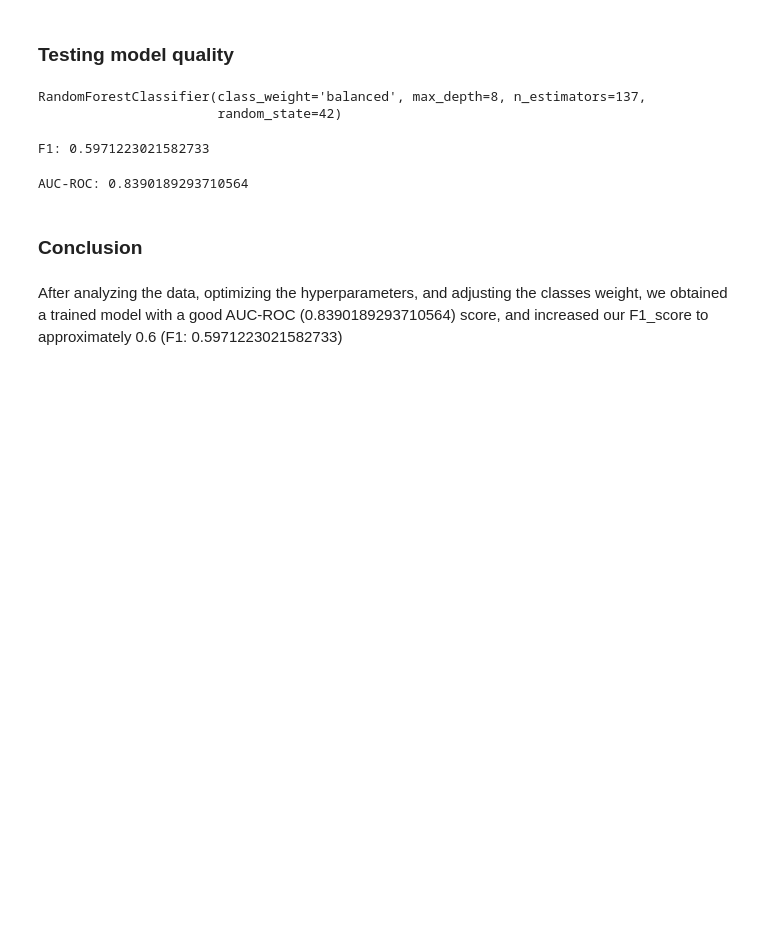
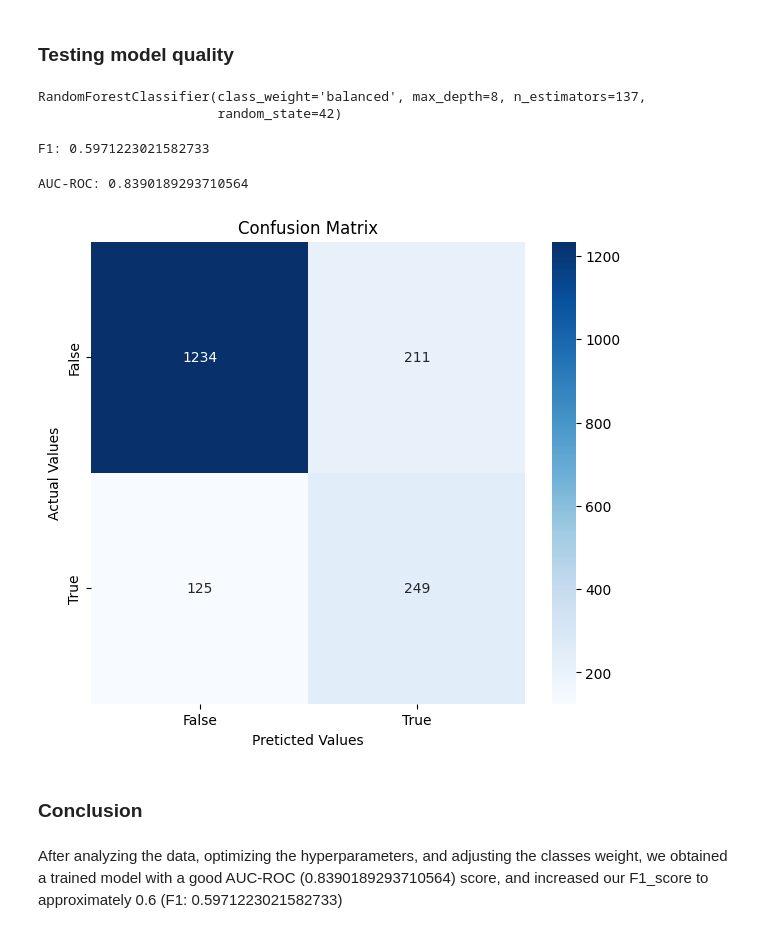
Before and after one commit to GuiMoser/ML-Churn, a Jupyter notebook: ML.ipynb, the cells around one changed output. Cells and saved outputs as stored; diff of their text form; code cells hidden in the pictures; blank space fills up the shorter version.

```diff
--- a/ML.ipynb
+++ b/ML.ipynb
@@ -318,6 +318,10 @@ auc_roc = roc_auc_score(target_test, prob_one_test)
 print(f'AUC-ROC: {auc_roc}')
 # %% [output]
 AUC-ROC: 0.8390189293710564
+# %%
+get_cm(target_test, pred_test)
+# %% [output]
+[figure, added]
 # %% [markdown]
 ### Conclusion
 # %% [markdown]
```
